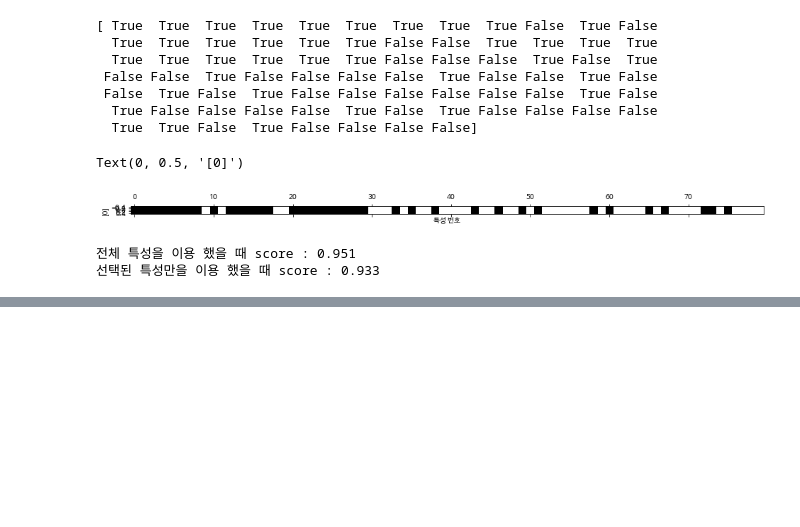
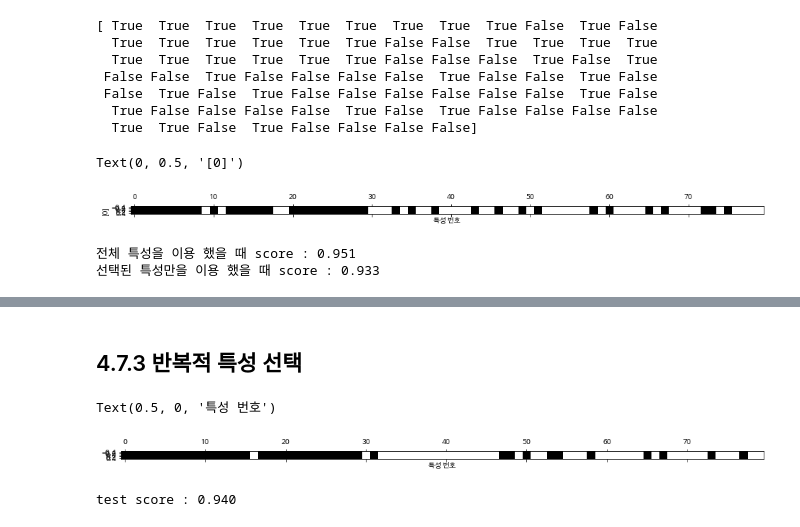
Before and after one commit to 1bin01/Machine-Learning, a Jupyter notebook: Introduction-to-Machine-Learning/Ch4_representing_data_feature_engineering.ipynb, the cells around one changed output, grey strips where cells are left out. Cells and saved outputs as stored; diff of their text form; code cells hidden in the pictures; blank space fills up the shorter version.

```diff
--- a/Introduction-to-Machine-Learning/Ch4_representing_data_feature_engineering.ipynb
+++ b/Introduction-to-Machine-Learning/Ch4_representing_data_feature_engineering.ipynb
@@ -587,0 +616,23 @@ print("선택된 특성만을 이용 했을 때 score : {:.3f}" .format(lr.score
+# %% [markdown]
+## 4.7.3 반복적 특성 선택
+# %%
+# 특성의 수가 다른 일련의 모델을 만듦
+from sklearn.feature_selection import RFE
+
+select = RFE(RandomForestClassifier(n_estimators = 100, random_state = 42), n_features_to_select = 40)
+select.fit(X_train, y_train)
+
+mask = select.get_support()
+plt.matshow(mask.reshape(1, -1), cmap = 'gray_r')
+plt.xlabel("특성 번호")
+# %% [output]
+Text(0.5, 0, '특성 번호')
+[figure, added]
+# %%
+X_train_rfe = select.transform(X_train)
+X_test_rfe = select.transform(X_test)
+
+lr = LogisticRegression(max_iter = 5000).fit(X_train_rfe, y_train)
+print("test score : {:.3f}" .format(lr.score(X_test_rfe, y_test)))
+# %% [output]
+test score : 0.940
```
Also changed, not shown: parts of 6 cells of this notebook.
